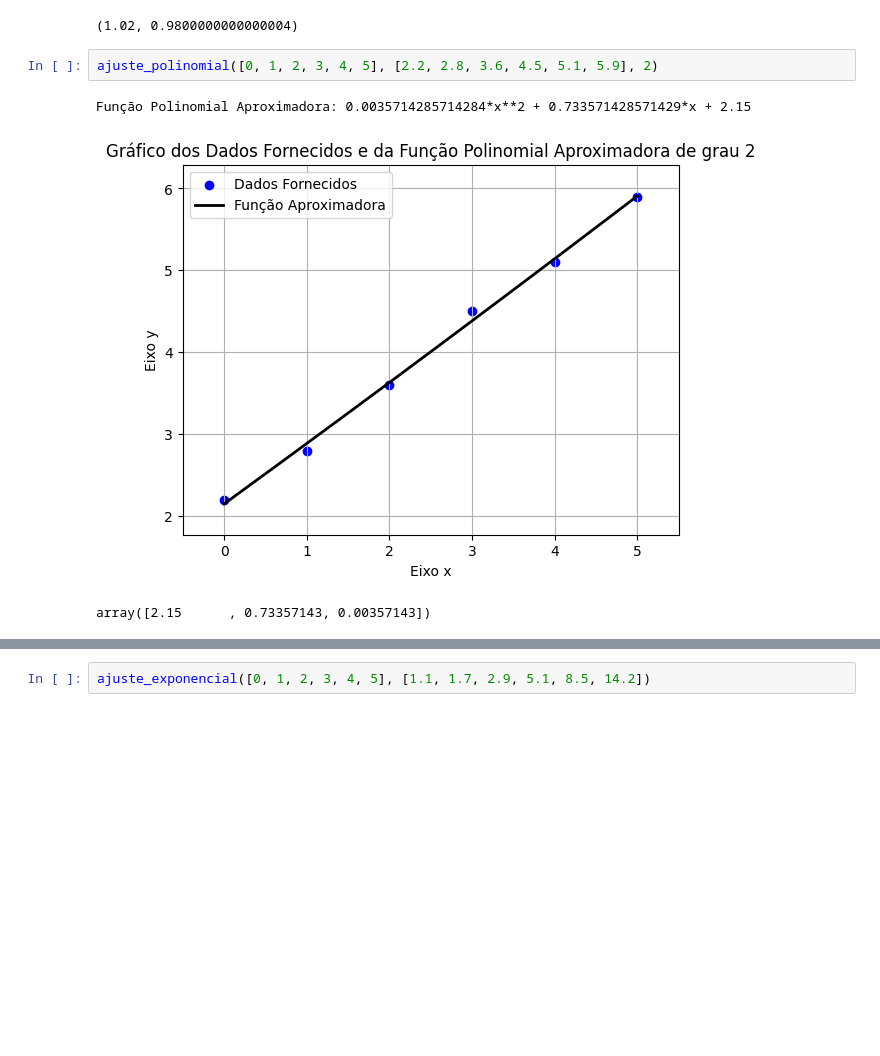
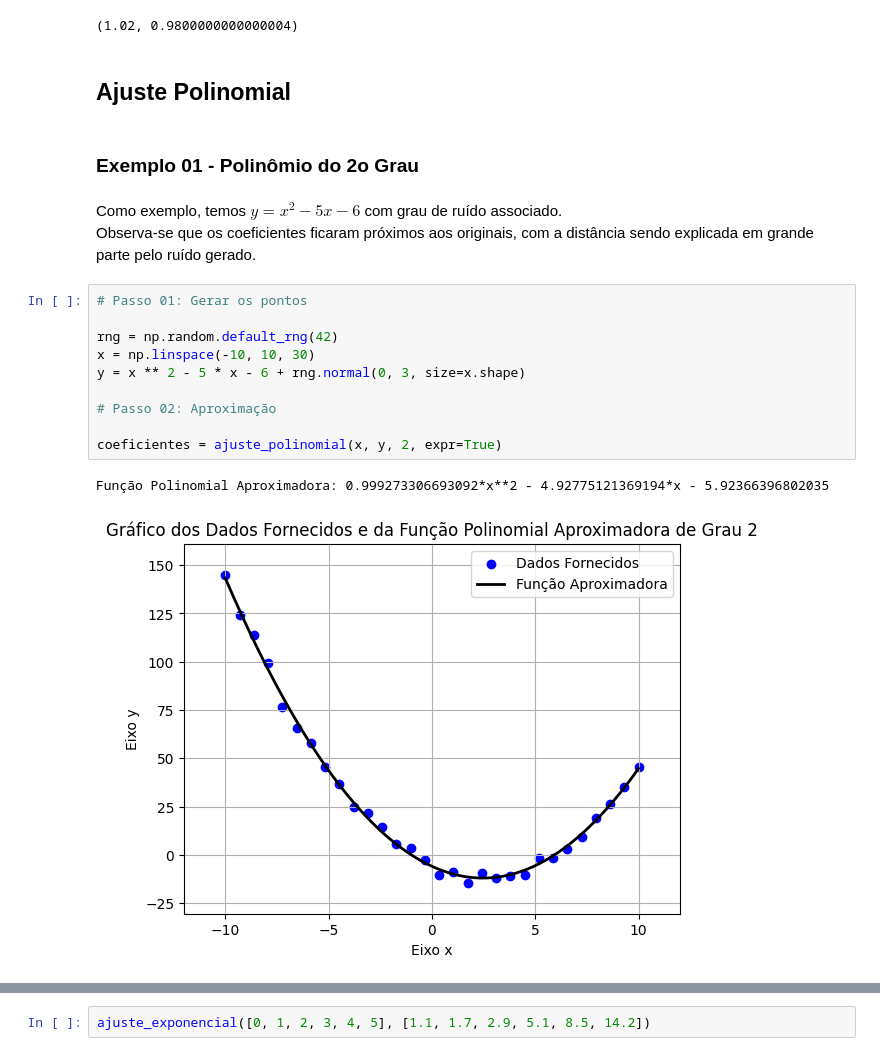
Before and after one commit to Mateus-Band/CB2325NumericaG07, a Jupyter notebook: notebooks_demos/aproximacao_demo.ipynb, the cells around one changed output, grey strips where cells are left out. Cells and saved outputs as stored; diff of their text form; blank space fills up the shorter version.

Commit message:
Inserção de exemplos para ajuste_polinomial, ajuste_senoidal, ajuste_multiplo e melhor_ajuste no notebook de aproximacao.py

```diff
--- a/notebooks_demos/aproximacao_demo.ipynb
+++ b/notebooks_demos/aproximacao_demo.ipynb
@@ -18,9 +40,24 @@ ajuste_linear([0, 1, 2, 3, 4], [1.1, 1.9, 3.0, 3.9, 5.2])
 # %% [output]
 [figure]
 (1.02, 0.9800000000000004)
-# %%
-ajuste_polinomial([0, 1, 2, 3, 4, 5], [2.2, 2.8, 3.6, 4.5, 5.1, 5.9], 2)
-# %% [output]
-Função Polinomial Aproximadora: 0.0035714285714284*x**2 + 0.733571428571429*x + 2.15
-[figure, removed]
-array([2.15      , 0.73357143, 0.00357143])
+# %% [markdown]
+## Ajuste Polinomial
+# %% [markdown]
+### Exemplo 01 - Polinômio do 2o Grau
+# %% [markdown]
+Como exemplo, temos $y = x^2 - 5x - 6$ com grau de ruído associado.
+<br>
+Observa-se que os coeficientes ficaram próximos aos originais, com a distância sendo explicada em grande parte pelo ruído gerado.
+# %%
+# Passo 01: Gerar os pontos
+
+rng = np.random.default_rng(42)
+x = np.linspace(-10, 10, 30)
+y = x ** 2 - 5 * x - 6 + rng.normal(0, 3, size=x.shape)
+
+# Passo 02: Aproximação
+
+coeficientes = ajuste_polinomial(x, y, 2, expr=True)
+# %% [output]
+Função Polinomial Aproximadora: 0.999273306693092*x**2 - 4.92775121369194*x - 5.92366396802035
+[figure, added]
```
Also changed, not shown: parts of 55 cells of this notebook.
